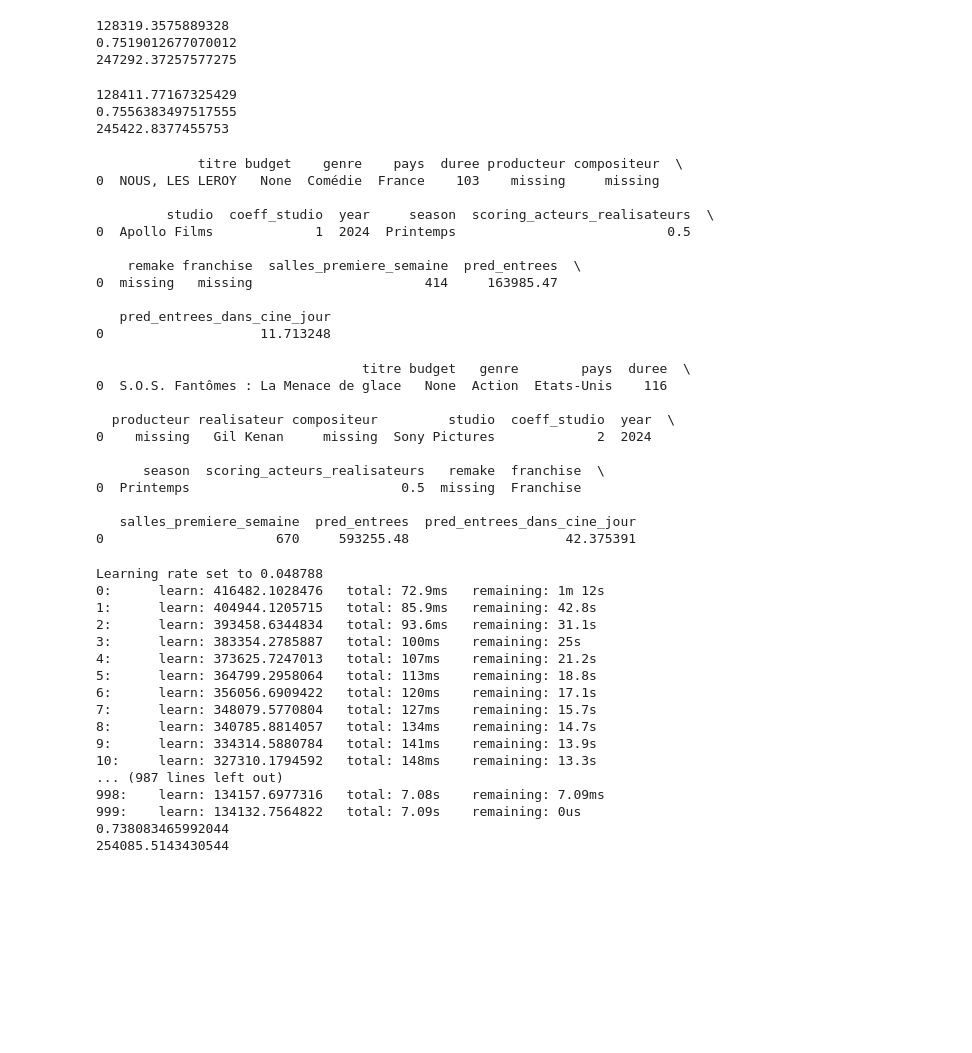
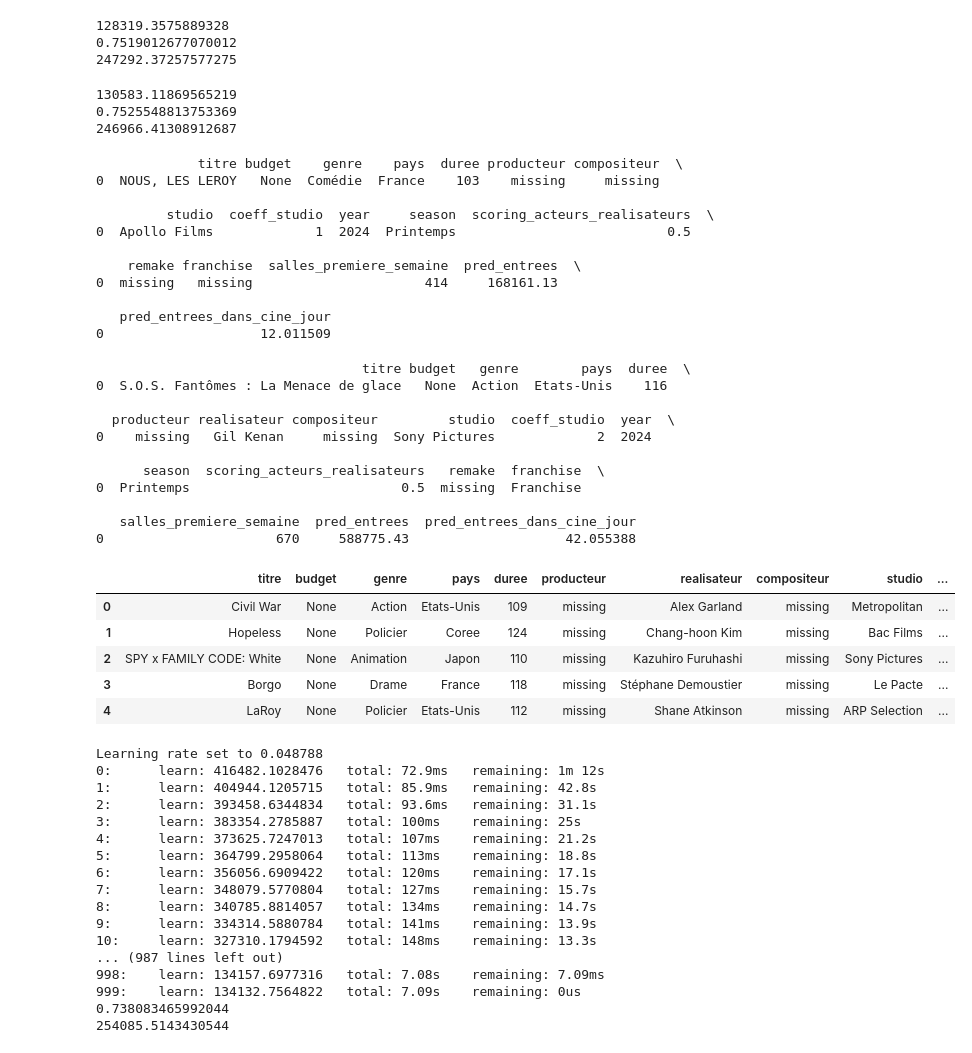
Before and after one commit to Melobgn/cinema_prediction, a Jupyter notebook: ml_melo.ipynb, the cells around one changed output. Cells and saved outputs as stored; diff of their text form; code cells hidden in the pictures; blank space fills up the shorter version.

Commit message:
dernier modele ok

```diff
--- a/ml_melo.ipynb
+++ b/ml_melo.ipynb
@@ -103,7 +103,7 @@ from sklearn.metrics import mean_absolute_error, root_mean_squared_error, r2_sco
 import pandas as pd
 df = pd.read_csv('movies_clean_final2.csv')
 
-df = df.drop(['acteurs', 'scoring_acteurs', 'realisateur', 'titre', 'season'], axis=1)
+df = df.drop(['acteurs', 'scoring_acteurs', 'realisateur', 'titre', 'season', 'studio', 'compositeur', 'producteur'], axis=1)
 
 # Gestion des valeurs manquantes pour les colonnes numériques et catégorielles
 numeric_features = df.select_dtypes(include=['int64', 'float64']).columns.drop('entrees_premiere_semaine')
@@ -146,9 +146,9 @@ print(mae)
 print(r2)
 print(rmse)
 # %% [output]
-128411.77167325429
-0.7556383497517555
-245422.8377455753
+130583.11869565219
+0.7525548813753369
+246966.41308912687
 # %%
 new_films = pd.DataFrame({
     'titre': ['NOUS, LES LEROY'],  # Assurez-vous que les valeurs soient dans des listes
@@ -184,10 +184,10 @@ print(new_films)
 0  Apollo Films             1  2024  Printemps                           0.5
 
     remake franchise  salles_premiere_semaine  pred_entrees  \
-0  missing   missing                      414     163985.47
+0  missing   missing                      414     168161.13
 
    pred_entrees_dans_cine_jour
-0                    11.713248
+0                    12.011509
 # %%
 new_films = pd.DataFrame({
     'titre': ['S.O.S. Fantômes : La Menace de glace'],  # Assurez-vous que les valeurs soient dans des listes
@@ -226,7 +226,41 @@ print(new_films)
 0  Printemps                           0.5  missing  Franchise
 
    salles_premiere_semaine  pred_entrees  pred_entrees_dans_cine_jour
-0                      670     593255.48                    42.375391
+0                      670     588775.43                    42.055388
+# %%
+new_films = pd.DataFrame({
+    'titre': ['Civil War', 'Hopeless', 'SPY x FAMILY CODE: White', 'Borgo', 'LaRoy'], # Assurez-vous que les valeurs soient dans des listes
+    'budget': [None, None, None, None, None],
+    'genre': ['Action', 'Policier', 'Animation', 'Drame', 'Policier'],
+    'pays': ['Etats-Unis', 'Coree', 'Japon', 'France', 'Etats-Unis'],
+    'duree' : [109, 124, 110, 118, 112],
+    #'acteurs': [['George Clooney', 'CA', 'NJ']],  # Cela dépend de comment vous avez traité cette caractéristique
+    'producteur': ['missing', 'missing', 'missing', 'missing', 'missing'],
+    'realisateur': ['Alex Garland', 'Chang-hoon Kim', 'Kazuhiro Furuhashi', 'Stéphane Demoustier', 'Shane Atkinson'],
+    'compositeur': ['missing', 'missing', 'missing', 'missing', 'missing'],
+    'studio': ['Metropolitan', 'Bac Films', 'Sony Pictures', 'Le Pacte', 'ARP Selection'],
+    'coeff_studio': [2, 1, 3, 1, 0],
+    'year': [2024, 2024, 2024, 2024, 2024],
+    'season': ['Printemps', 'Printemps', 'Printemps', 'Printemps', 'Printemps'],
+    'scoring_acteurs_realisateurs': [0.5, 0, 0, 0, 0],
+    'remake': ['missing', 'missing', 'missing', 'missing', 'missing'],
+    'franchise': ['missing', 'missing', 'missing', 'missing', 'missing'],
+    'salles_premiere_semaine' : [680, 41, 346, 380, 146]
+})
+# faire des prédictions avec le modèle optimisé
+new_y_pred = model.predict(new_films)
+
+# ajouter les prédictions à new_data
+new_films['pred_entrees'] = new_y_pred
+new_films['pred_entrees_dans_cine_jour'] = (new_y_pred/2000)/7
+display(new_films)
+# %% [output]
+|  | titre | budget | genre | pays | duree | producteur | realisateur | compositeur | studio | ... |
+| 0 | Civil War | None | Action | Etats-Unis | 109 | missing | Alex Garland | missing | Metropolitan | ... |
+| 1 | Hopeless | None | Policier | Coree | 124 | missing | Chang-hoon Kim | missing | Bac Films | ... |
+| 2 | SPY x FAMILY CODE: White | None | Animation | Japon | 110 | missing | Kazuhiro Furuhashi | missing | Sony Pictures | ... |
+| 3 | Borgo | None | Drame | France | 118 | missing | Stéphane Demoustier | missing | Le Pacte | ... |
+| 4 | LaRoy | None | Policier | Etats-Unis | 112 | missing | Shane Atkinson | missing | ARP Selection | ... |
 # %%
 from sklearn.model_selection import train_test_split
 from sklearn.preprocessing import OneHotEncoder
```
